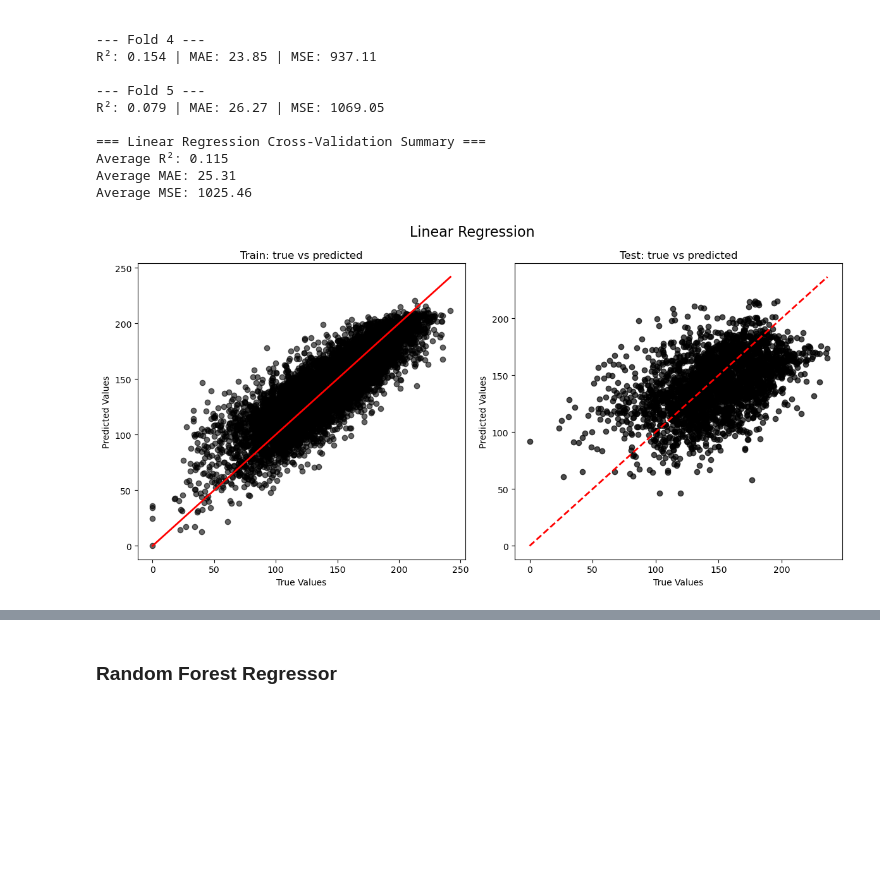
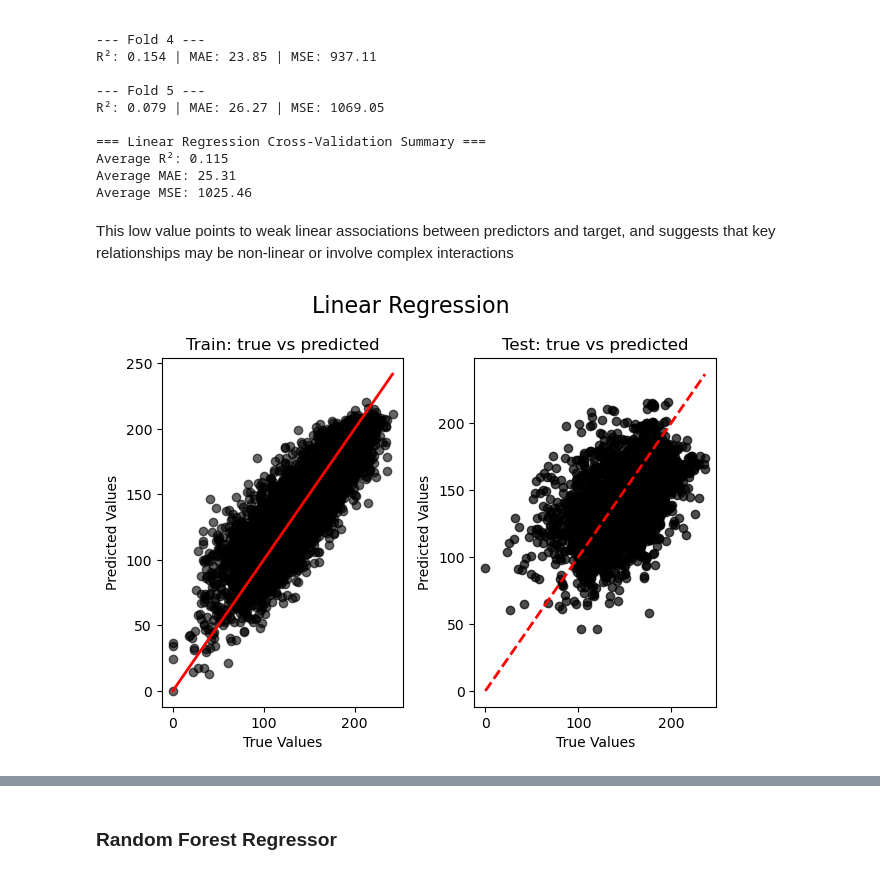
Before and after one commit to AntonioDonnangelo/Predicting-2024-US-Corn-Yield, a Jupyter notebook: Predicting_2024_US_Corn_Yield.ipynb, the cells around one changed output, grey strips where cells are left out. Saved outputs shown, nothing was run; the diff lists cells and outputs as text; code cells hidden in the pictures; blank space fills up the shorter version.

```diff
--- a/Predicting_2024_US_Corn_Yield.ipynb
+++ b/Predicting_2024_US_Corn_Yield.ipynb
@@ -206,3 +207,10 @@ df.head()
 | 2 | 1910 | UNITED STATES | NEBRASKA | CHEYENNE | 9.6 |
 | 3 | 1910 | UNITED STATES | NEBRASKA | DAWES | 16.4 |
 | 4 | 1910 | UNITED STATES | NEBRASKA | DEUEL | 17.5 |
+# %%
+# Check if the yield daya is influenced by the value of the previous year
+df['Yield_lag1'] = df['Yield'].shift(1)
+df.dropna(inplace=True)
+
+correlation= df['Yield'].corr(df['Yield_lag1'])
+print(f"Correlation with previous year: {correlation:.2f}")
@@ -945,10 +1057,6 @@ Since we are using time-series data, it is important to understand that we are l
 split_index = int(len(X) * 0.8)
 X_train, X_test = X.iloc[:split_index], X.iloc[split_index:]
 y_train, y_test = y.iloc[:split_index], y.iloc[split_index:]
-
-# Fit and transform training data, transform test data
-X_train_processed = preprocessor.fit_transform(X_train)
-X_test_processed = preprocessor.transform(X_test)
 # %% [markdown]
 ### Create the input for the models
 # %% [markdown]
@@ -985,7 +1094,7 @@ It provides uncertainty estimates through standard errors, confidence intervals,
 # %%
 # --- Helper function ---
 def prepare_data(X, fit=False):
-    """Preprocess data with preprocessor (fit or transform)."""
+    """Preprocess data with preprocessor (fit or transform)"""
     X_proc = preprocessor.fit_transform(X) if fit else preprocessor.transform(X)
     if hasattr(X_proc, "toarray"):
         X_proc = X_proc.toarray()
@@ -1059,36 +1168,45 @@ R²: 0.079 | MAE: 26.27 | MSE: 1069.05
 Average R²: 0.115
 Average MAE: 25.31
 Average MSE: 1025.46
+# %% [markdown]
+This low value points to weak linear associations between predictors and target, and suggests that key relationships may be non-linear or involve complex interactions
 # %%
-# --- Predict on Train Set ---
+# Fit preprocessor on training data only
+X_train_design = prepare_data(X_train, fit=True)
+
+# Transform test data using the same preprocessor
+X_test_design = prepare_data(X_test, fit=False)
+
+# Fit model on training data
+ols_model = sm.OLS(y_train, X_train_design).fit()
+
+# Predict
 y_pred_train = ols_model.predict(X_train_design)
-
-# --- Plot Results ---
-plt.figure(figsize=(12, 6))
+y_pred_test = ols_model.predict(X_test_design)
 
 # Training set plot
 plt.subplot(1, 2, 1)
 plt.scatter(y_train, y_pred_train, color='black', alpha=0.6)
 plt.plot([y_train.min(), y_train.max()],
          [y_train.min(), y_train.max()], color='red', lw=2)
 plt.title('Train: true vs predicted')
 plt.xlabel('True Values')
 plt.ylabel('Predicted Values')
 
 # Test set plot
 plt.subplot(1, 2, 2)
 plt.scatter(y_test, y_pred_test, alpha=0.7, color='black')
 plt.plot([y_test.min(), y_test.max()],
          [y_test.min(), y_test.max()], 'r--', lw=2)
 plt.title('Test: true vs predicted')
 plt.xlabel('True Values')
 plt.ylabel('Predicted Values')
 
 plt.suptitle('Linear Regression', fontsize=16)
 plt.tight_layout()
 plt.show()
 # %% [output]
-[figure, old version]
+[figure, new version]
 # %%
 # Preprocess 2024 data
 X_2024_design = prepare_data(year_2024, fit=False)
```
Also changed, not shown: parts of 99 cells of this notebook, 4 other files.
